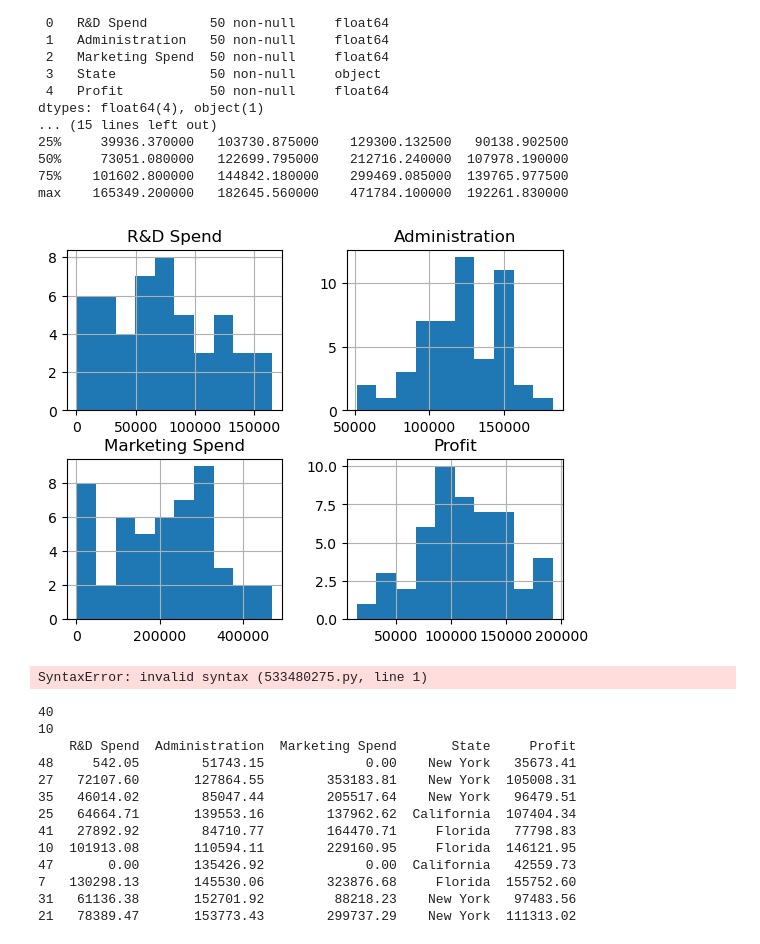
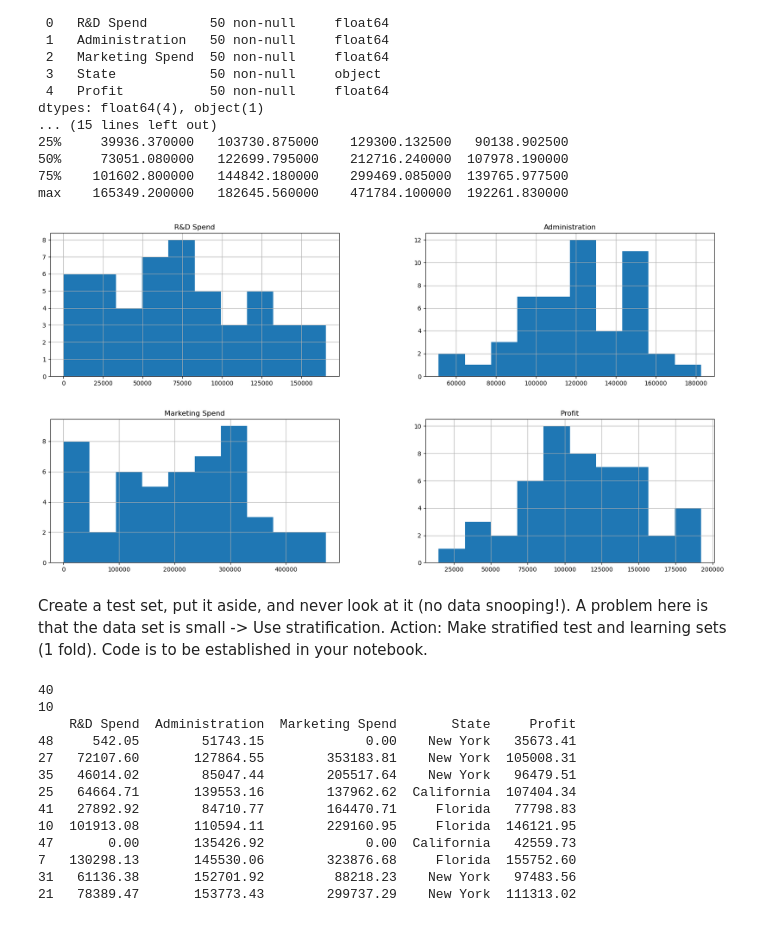
Before and after one commit to KacperBytnar/Machine_Learning_Evaluate_new_startups_profit, a Jupyter notebook: 50-Startups_ML_Mandatory-Assignment.ipynb, the cells around one changed output. Saved outputs shown, nothing was run; the diff lists cells and outputs as text; code cells hidden in the pictures.

```diff
--- a/50-Startups_ML_Mandatory-Assignment.ipynb
+++ b/50-Startups_ML_Mandatory-Assignment.ipynb
@@ -66,18 +66,16 @@ max    165349.200000   182645.560000    471784.100000  192261.830000
 # %%
 import matplotlib.pyplot as plt
 
-dataset.hist()
+dataset.hist(figsize=(20,10))
 
 plt.show()
 # %% [output]
-[figure, old version]
+[figure, new version]
-# %%
-Create a test set, put it aside, and never look at it (no data snooping!).
-A problem here is that the data set is small -> Use stratification.
-Action: Make stratified test and learning sets (1 fold).
-Code is to be established in your notebook.
-# %% [output]
-SyntaxError: invalid syntax (533480275.py, line 1)
+# %% [markdown]
+Create a test set, put it aside, and never look at it (no data snooping!).
+A problem here is that the data set is small -> Use stratification.
+Action: Make stratified test and learning sets (1 fold).
+Code is to be established in your notebook.
 # %%
 import numpy as np
 def shuffle_and_split_data(data, test_ratio):
```
Also changed, not shown: parts of 1 cell of this notebook, 3 other files.
